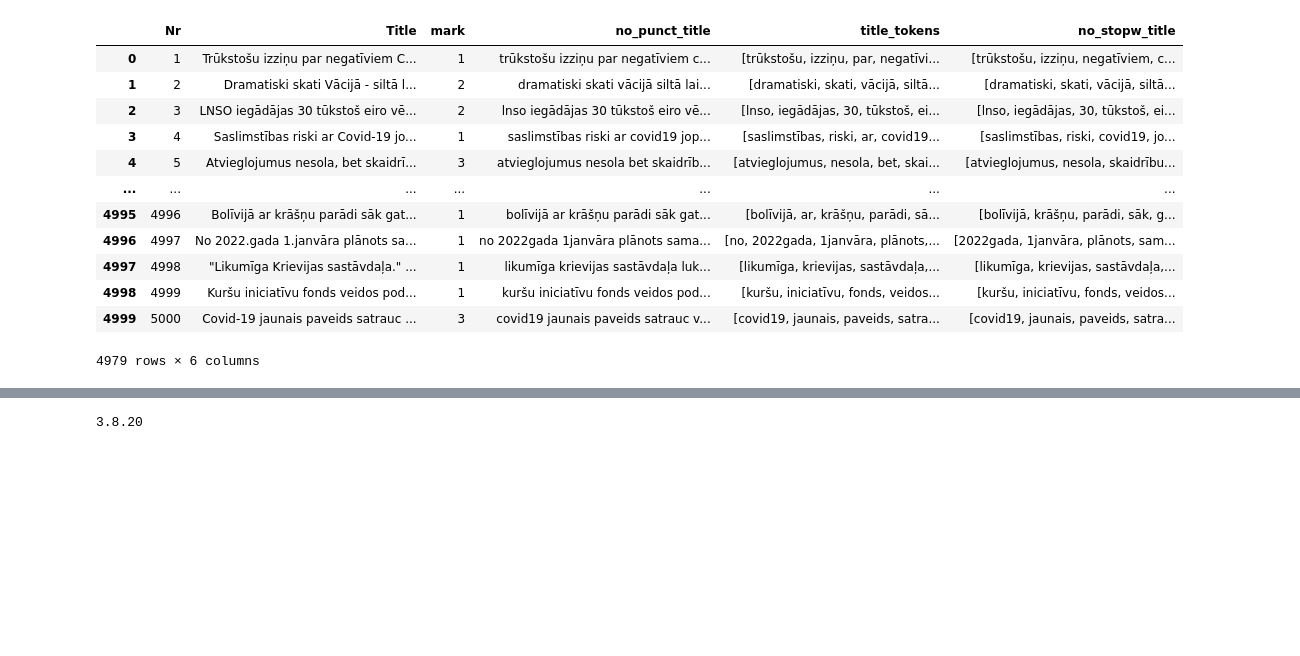
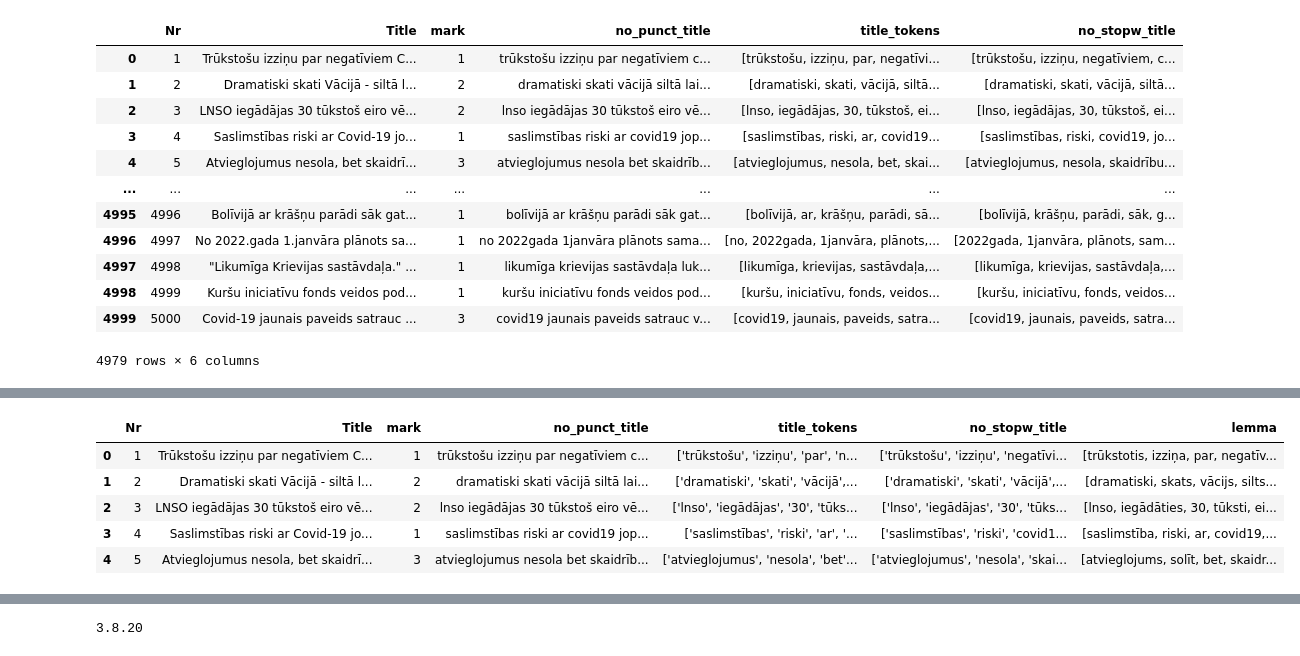
Before and after one commit to Markvarte/clickbait_detectors, a Jupyter notebook: Preprocessing.ipynb, the cells around one changed output, grey strips where cells are left out. Saved outputs shown, nothing was run; the diff lists cells and outputs as text; code cells hidden in the pictures; blank space fills up the shorter version.

Commit message:
add lemmatization + restructurization

```diff
--- a/Preprocessing.ipynb
+++ b/Preprocessing.ipynb
@@ -116,0 +129,6 @@ df.to_excel('stopwords-revomed.xlsx', index=False)
+# %%
+# Load data
+import pandas as pd
+
+df = pd.read_excel("stopwords-revomed.xlsx")
+len(df)
@@ -116,0 +143,11 @@ df.to_excel('stopwords-revomed.xlsx', index=False)
+# %%
+import stanza
+
+# 1. download lv model
+stanza.download("lv")
+nlp = stanza.Pipeline("lv", processors="tokenize,lemma", tokenize_no_ssplit=True)
+
+# 2.  lemmatization
+def lemmatize(sentence: str):
+    doc = nlp(sentence)
+    return [w.lemma for w in doc.iter_words()]
@@ -116,0 +175,10 @@ df.to_excel('stopwords-revomed.xlsx', index=False)
+# %%
+df["lemma"] = df["no_punct_title"].apply(lemmatize)
+df.head(5)
+# %% [output]
+|  | Nr | Title | mark | no_punct_title | title_tokens | no_stopw_title | lemma |
+| 0 | 1 | Trūkstošu izziņu par negatīviem C... | 1 | trūkstošu izziņu par negatīviem c... | ['trūkstošu', 'izziņu', 'par', 'n... | ['trūkstošu', 'izziņu', 'negatīvi... | [trūkstotis, izziņa, par, negatīv... |
+| 1 | 2 | Dramatiski skati Vācijā - siltā l... | 2 | dramatiski skati vācijā siltā lai... | ['dramatiski', 'skati', 'vācijā',... | ['dramatiski', 'skati', 'vācijā',... | [dramatiski, skats, vācijs, silts... |
+| 2 | 3 | LNSO iegādājas 30 tūkstoš eiro vē... | 2 | lnso iegādājas 30 tūkstoš eiro vē... | ['lnso', 'iegādājas', '30', 'tūks... | ['lnso', 'iegādājas', '30', 'tūks... | [lnso, iegādāties, 30, tūksti, ei... |
+| 3 | 4 | Saslimstības riski ar Covid-19 jo... | 1 | saslimstības riski ar covid19 jop... | ['saslimstības', 'riski', 'ar', '... | ['saslimstības', 'riski', 'covid1... | [saslimstība, riski, ar, covid19,... |
+| 4 | 5 | Atvieglojumus nesola, bet skaidrī... | 3 | atvieglojumus nesola bet skaidrīb... | ['atvieglojumus', 'nesola', 'bet'... | ['atvieglojumus', 'nesola', 'skai... | [atvieglojums, solīt, bet, skaidr... |
```
Also changed, not shown: parts of 16 cells of this notebook, 3 other files.
